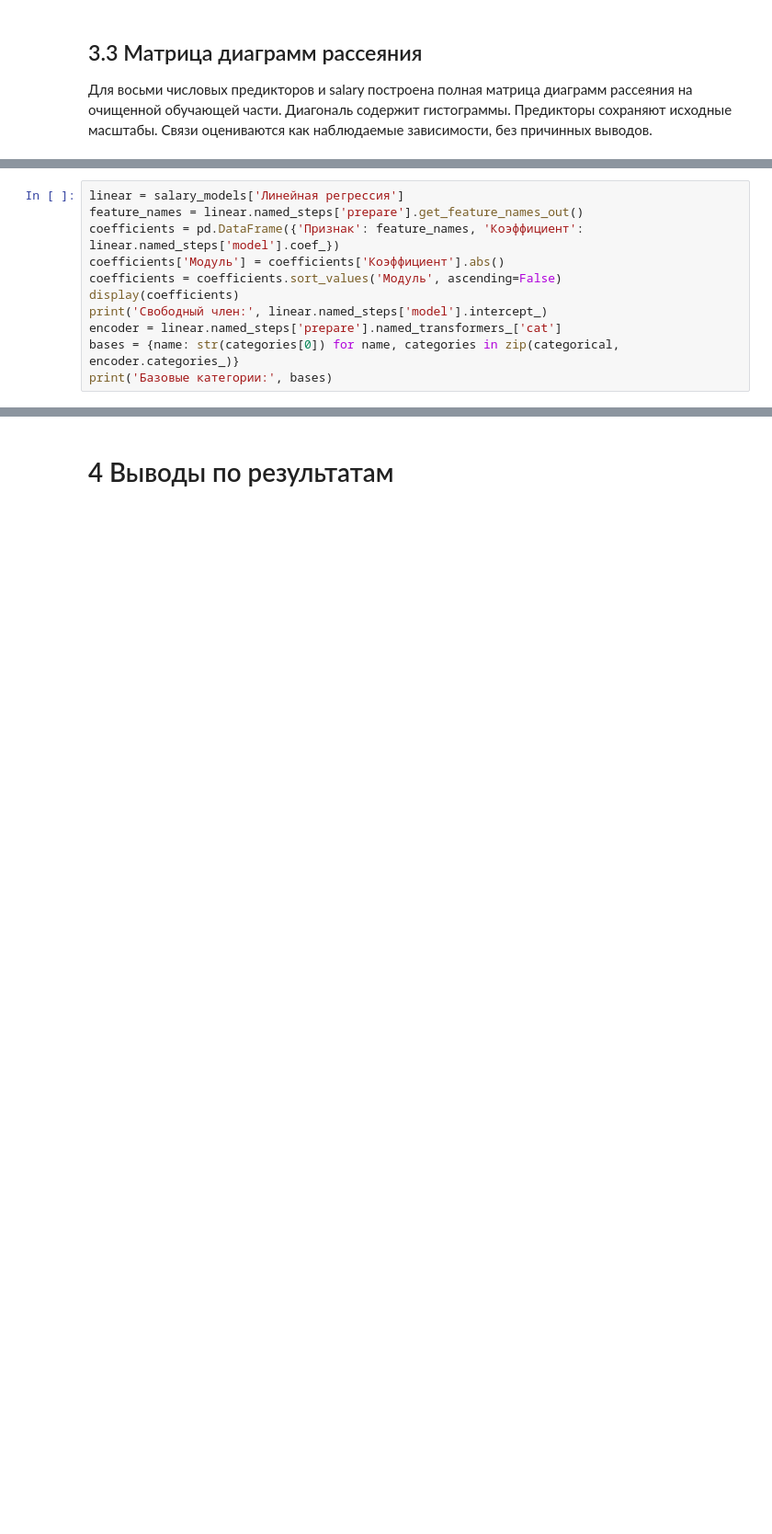
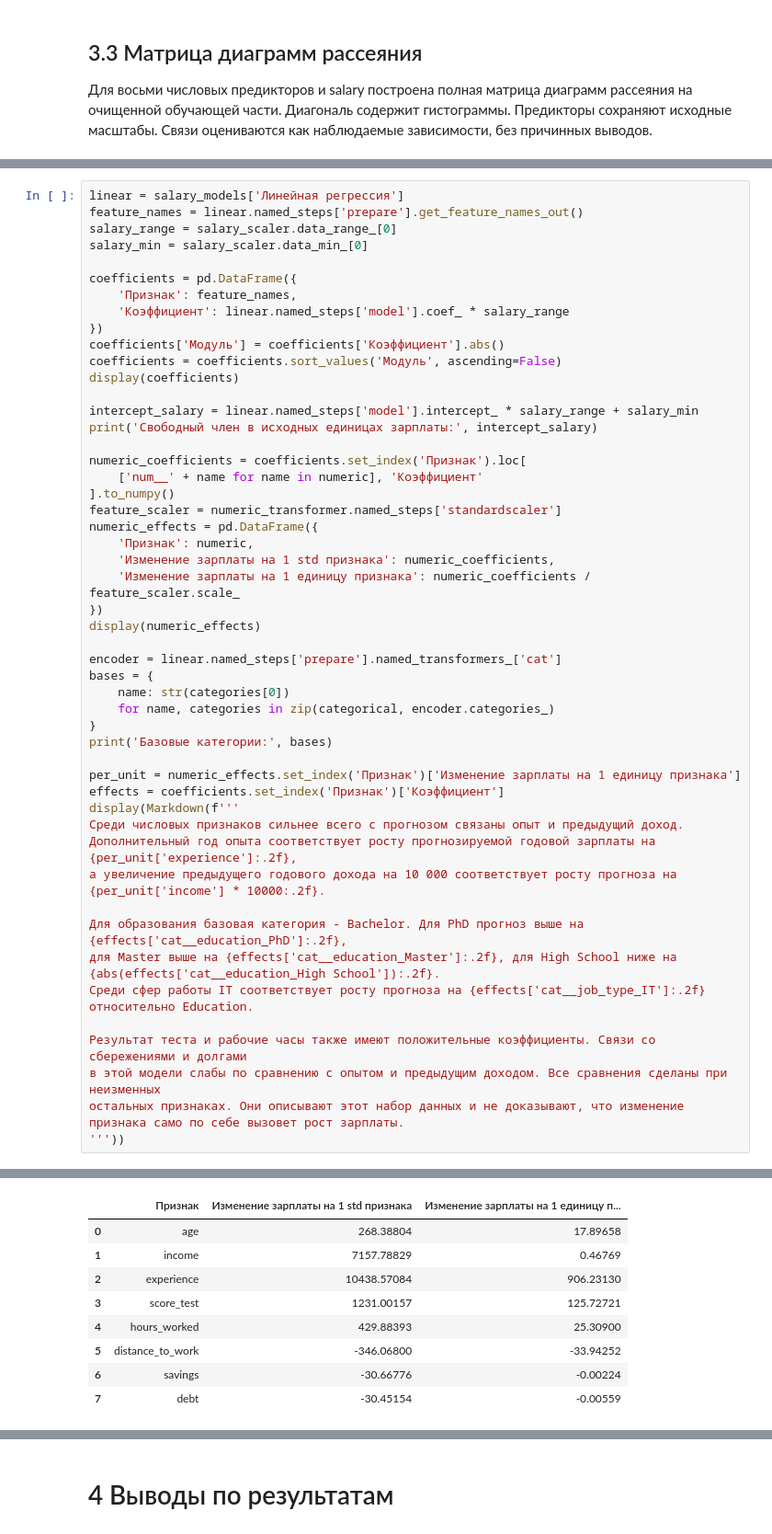
Before and after one commit to StasWW/data-analysis-lab3, a Jupyter notebook: ЛР3_Жойд_8.ipynb, the cells around one changed output, grey strips where cells are left out. Shown at 92% size. Drawn from its saved outputs; the diff is of its cells as text; blank space fills up the shorter version.

Commit message:
Анализ данных 3 Жойд Станислав Вадимович

```diff
--- a/ЛР3_Жойд_8.ipynb
+++ b/ЛР3_Жойд_8.ipynb
@@ -431,14 +619,53 @@ display(central_metrics)
 # %%
 linear = salary_models['Линейная регрессия']
 feature_names = linear.named_steps['prepare'].get_feature_names_out()
-coefficients = pd.DataFrame({'Признак': feature_names, 'Коэффициент': linear.named_steps['model'].coef_})
+salary_range = salary_scaler.data_range_[0]
+salary_min = salary_scaler.data_min_[0]
+
+coefficients = pd.DataFrame({
+    'Признак': feature_names,
+    'Коэффициент': linear.named_steps['model'].coef_ * salary_range
+})
 coefficients['Модуль'] = coefficients['Коэффициент'].abs()
 coefficients = coefficients.sort_values('Модуль', ascending=False)
 display(coefficients)
-print('Свободный член:', linear.named_steps['model'].intercept_)
+
+intercept_salary = linear.named_steps['model'].intercept_ * salary_range + salary_min
+print('Свободный член в исходных единицах зарплаты:', intercept_salary)
+
+numeric_coefficients = coefficients.set_index('Признак').loc[
+    ['num__' + name for name in numeric], 'Коэффициент'
+].to_numpy()
+feature_scaler = numeric_transformer.named_steps['standardscaler']
+numeric_effects = pd.DataFrame({
+    'Признак': numeric,
+    'Изменение зарплаты на 1 std признака': numeric_coefficients,
+    'Изменение зарплаты на 1 единицу признака': numeric_coefficients / feature_scaler.scale_
+})
+display(numeric_effects)
+
 encoder = linear.named_steps['prepare'].named_transformers_['cat']
-bases = {name: str(categories[0]) for name, categories in zip(categorical, encoder.categories_)}
+bases = {
+    name: str(categories[0])
+    for name, categories in zip(categorical, encoder.categories_)
+}
 print('Базовые категории:', bases)
+
+per_unit = numeric_effects.set_index('Признак')['Изменение зарплаты на 1 единицу признака']
+effects = coefficients.set_index('Признак')['Коэффициент']
+display(Markdown(f'''
+Среди числовых признаков сильнее всего с прогнозом связаны опыт и предыдущий доход.
+Дополнительный год опыта соответствует росту прогнозируемой годовой зарплаты на {per_unit['experience']:.2f},
+а увеличение предыдущего годового дохода на 10 000 соответствует росту прогноза на {per_unit['income'] * 10000:.2f}.
+
+Для образования базовая категория - Bachelor. Для PhD прогноз выше на {effects['cat__education_PhD']:.2f},
+для Master выше на {effects['cat__education_Master']:.2f}, для High School ниже на {abs(effects['cat__education_High School']):.2f}.
+Среди сфер работы IT соответствует росту прогноза на {effects['cat__job_type_IT']:.2f} относительно Education.
+
+Результат теста и рабочие часы также имеют положительные коэффициенты. Связи со сбережениями и долгами
+в этой модели слабы по сравнению с опытом и предыдущим доходом. Все сравнения сделаны при неизменных
+остальных признаках. Они описывают этот набор данных и не доказывают, что изменение признака само по себе вызовет рост зарплаты.
+'''))
 # %% [output]
 |  | Признак | Коэффициент | Модуль |
 | 10 | cat__education_PhD | 12326.69575 | 12326.69575 |
@@ -461,0 +688,9 @@ print('Базовые категории:', bases)
+|  | Признак | Изменение зарплаты на 1 std признака | Изменение зарплаты на 1 единицу п... |
+| 0 | age | 268.38804 | 17.89658 |
+| 1 | income | 7157.78829 | 0.46769 |
+| 2 | experience | 10438.57084 | 906.23130 |
+| 3 | score_test | 1231.00157 | 125.72721 |
+| 4 | hours_worked | 429.88393 | 25.30900 |
+| 5 | distance_to_work | -346.06800 | -33.94252 |
+| 6 | savings | -30.66776 | -0.00224 |
+| 7 | debt | -30.45154 | -0.00559 |
```
Also changed, not shown: parts of 16 cells of this notebook, 1 other file.
